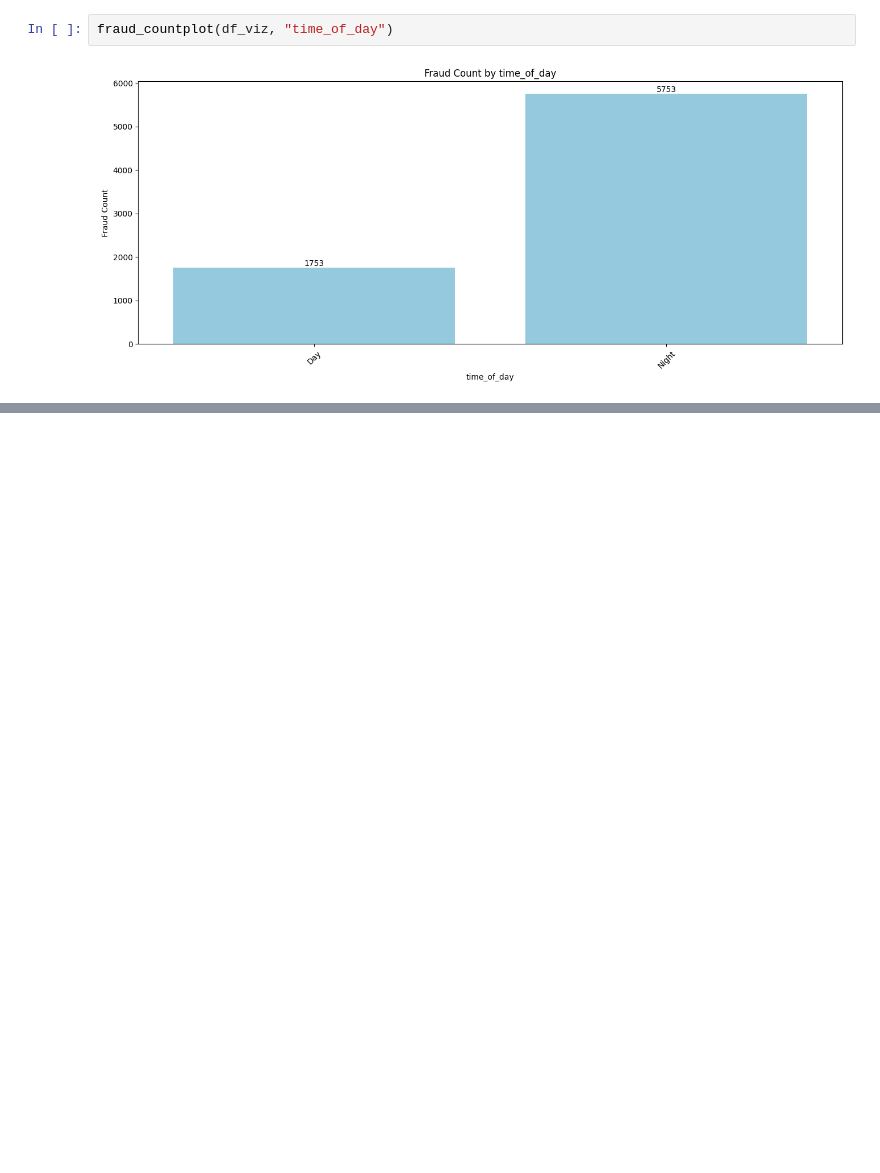
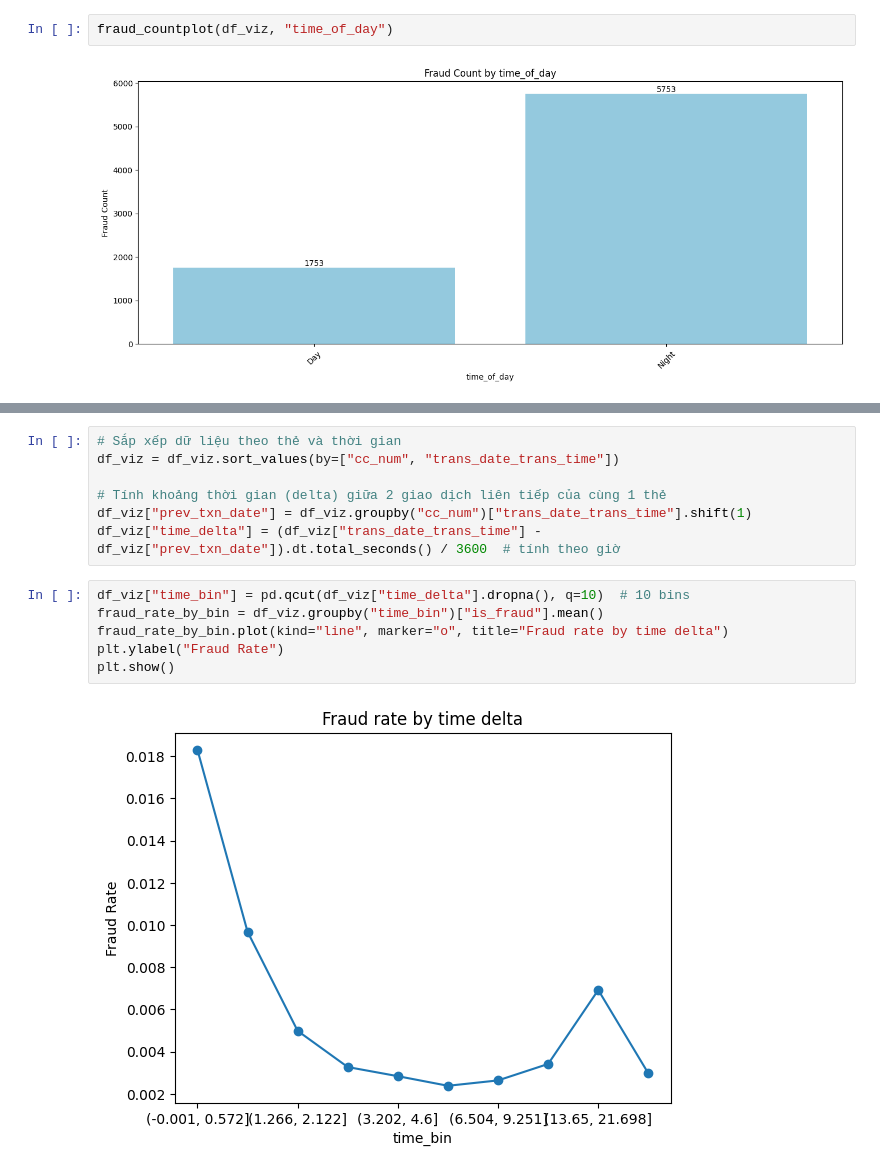
Before and after one commit to AubLambert/FraudDetection, a Jupyter notebook: Fraud_Detection.ipynb, the cells around one changed output, grey strips where cells are left out. Saved outputs shown, nothing was run; the diff lists cells and outputs as text; blank space fills up the shorter version.

```diff
--- a/Fraud_Detection.ipynb
+++ b/Fraud_Detection.ipynb
@@ -598,0 +574,15 @@ df_viz[df_viz['category'].str.endswith('dining')].head(10)
+# %%
+# Sắp xếp dữ liệu theo thẻ và thời gian
+df_viz = df_viz.sort_values(by=["cc_num", "trans_date_trans_time"])
+
+# Tính khoảng thời gian (delta) giữa 2 giao dịch liên tiếp của cùng 1 thẻ
+df_viz["prev_txn_date"] = df_viz.groupby("cc_num")["trans_date_trans_time"].shift(1)
+df_viz["time_delta"] = (df_viz["trans_date_trans_time"] - df_viz["prev_txn_date"]).dt.total_seconds() / 3600  # tính theo giờ
+# %%
+df_viz["time_bin"] = pd.qcut(df_viz["time_delta"].dropna(), q=10)  # 10 bins
+fraud_rate_by_bin = df_viz.groupby("time_bin")["is_fraud"].mean()
+fraud_rate_by_bin.plot(kind="line", marker="o", title="Fraud rate by time delta")
+plt.ylabel("Fraud Rate")
+plt.show()
+# %% [output]
+[figure, added]
```
Also changed, not shown: parts of 18 cells of this notebook.
